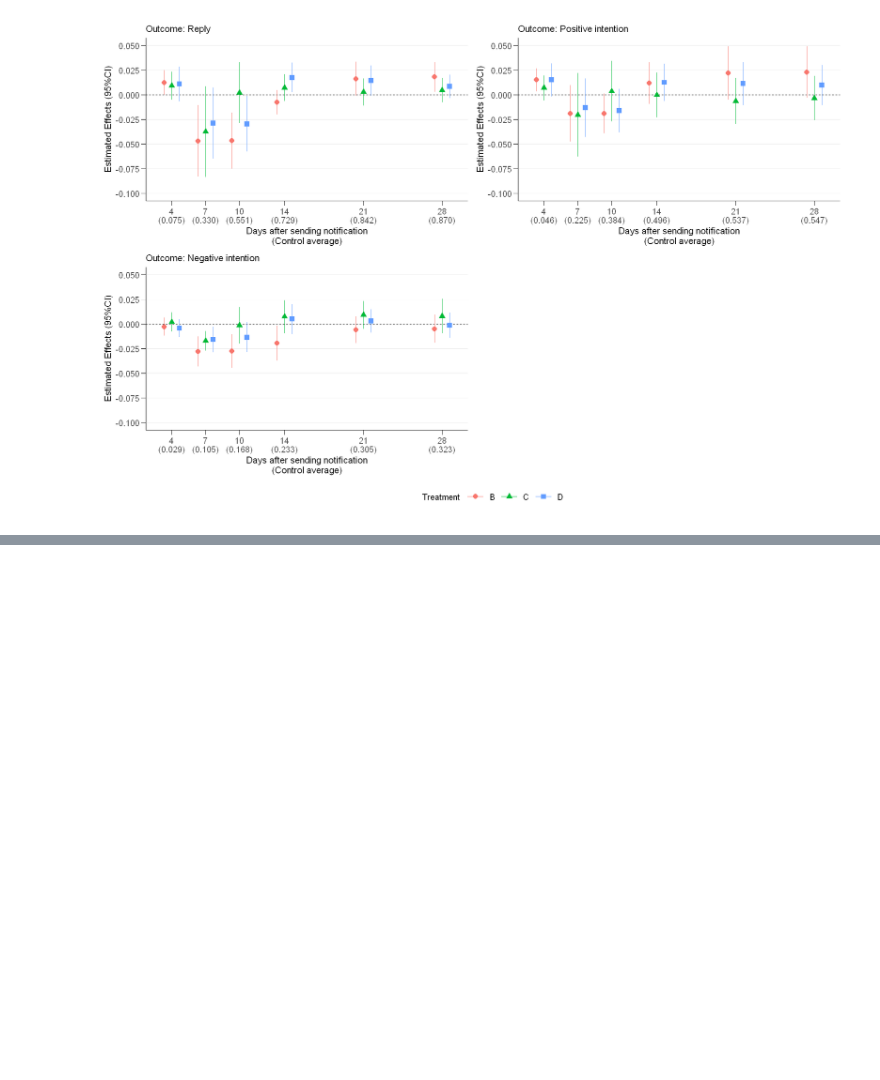
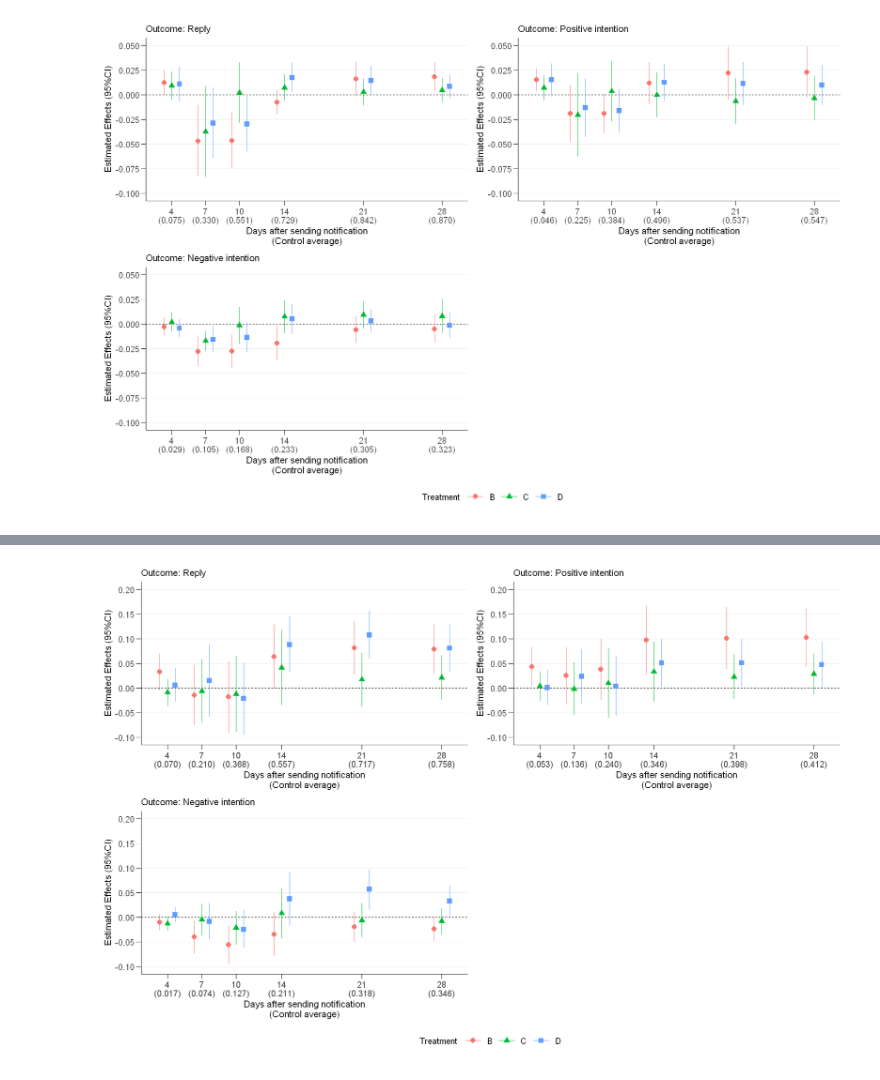
Before and after one commit to JMDP-behavioral-economics/RCT-Nudge, a Jupyter notebook: notebook/body.ipynb, the cells around one changed output, grey strips where cells are left out. Drawn from its saved outputs; the diff is of its cells as text; code cells hidden in the pictures; blank space fills up the shorter version.

```diff
--- a/notebook/body.ipynb
+++ b/notebook/body.ipynb
@@ -596,0 +680,33 @@ wrap_plots(plot_list, ncol = 2) +
+# %%
+plot_list_male <- unique(est_flow_sub$outcome) %>%
+  purrr::map(function(x) {
+    subset(est_flow_sub, male == 1 & outcome == x) %>%
+      ggplot(aes(x = within, y = estimate, color = term, shape = term)) +
+      geom_hline(aes(yintercept = 0), linetype = 2) +
+      geom_point(size = 3, position = position_dodge(2)) +
+      geom_errorbar(
+        aes(ymin = conf.low, ymax = conf.high),
+        position = position_dodge(2),
+        width = 0
+      ) +
+      scale_x_continuous(
+        breaks = subset(est_flow_sub, male == 1 & outcome == x)$within,
+        labels = subset(est_flow_sub, male == 1 & outcome == x)$avg
+      ) +
+      scale_y_continuous(
+        breaks = seq(-0.2, 0.2, by = 0.05), limits = c(-0.1, 0.2)
+      ) +
+      labs(
+        title = paste("Outcome:", x),
+        x = "Days after sending notification\n(Control average)",
+        y = "Estimated Effects (95%CI)",
+        color = "Treatment", shape = "Treatment"
+      ) +
+      simplegg()
+  })
+
+wrap_plots(plot_list_male, ncol = 2) +
+  plot_layout(guides = "collect") &
+  theme(legend.position = "bottom")
+# %% [output]
+[figure, added]
```
Also changed, not shown: parts of 3 cells of this notebook.
